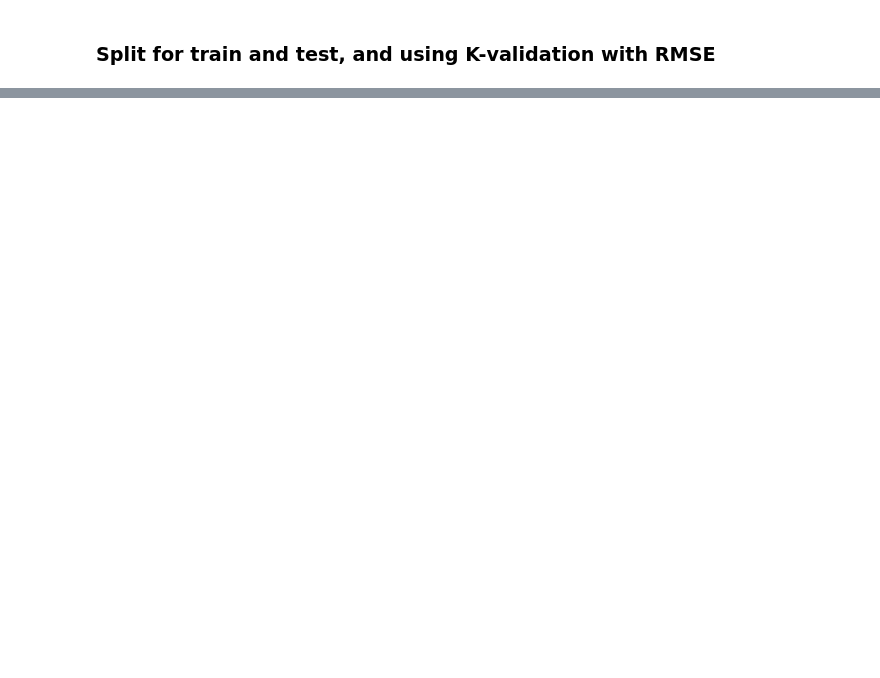
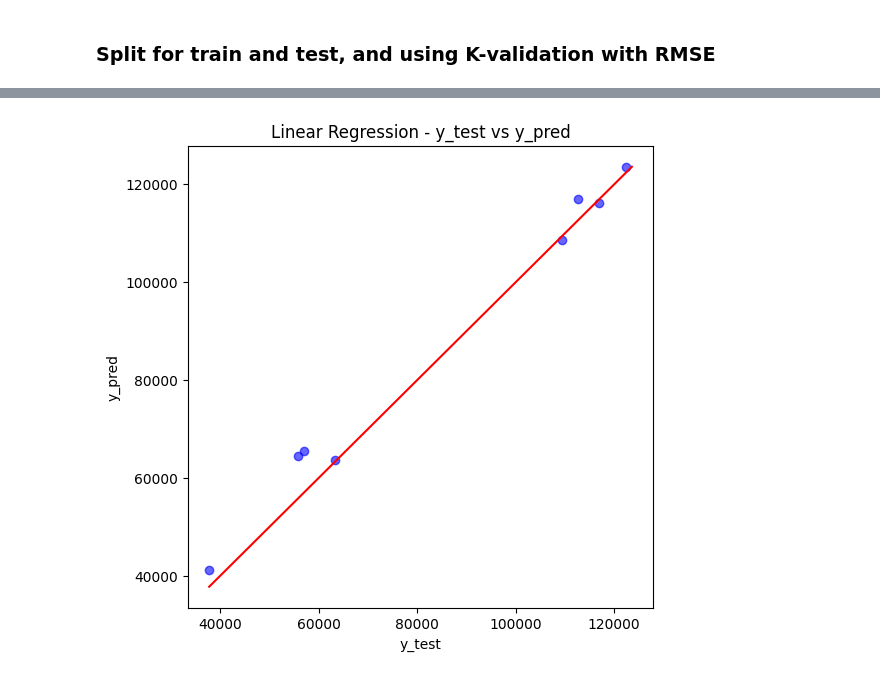
Before and after one commit to MatheusBorgesBS/Simple_Linear_Regression, a Jupyter notebook: simple_linear_regression.ipynb, the cells around one changed output, grey strips where cells are left out. Saved outputs shown, nothing was run; the diff lists cells and outputs as text; code cells hidden in the pictures; blank space fills up the shorter version.

```diff
--- a/simple_linear_regression.ipynb
+++ b/simple_linear_regression.ipynb
@@ -80,0 +69,13 @@ Root Mean Squared Error, Erro médio de: R$4733.70
+# %%
+min_val = min(min(y_test), min(y_pred))
+max_val = max(max(y_test), max(y_pred))
+
+plt.figure(figsize=(6, 6))
+plt.scatter(y_test, y_pred, color='blue', alpha=0.6)
+plt.plot([min_val, max_val], [min_val, max_val], color='red', linestyle='-', label='y = x')
+plt.title('Linear Regression - y_test vs y_pred')
+plt.xlabel('y_test')
+plt.ylabel('y_pred')
+plt.show()
+# %% [output]
+[figure, added]
```
Also changed, not shown: parts of 5 cells of this notebook, 1 other file.
